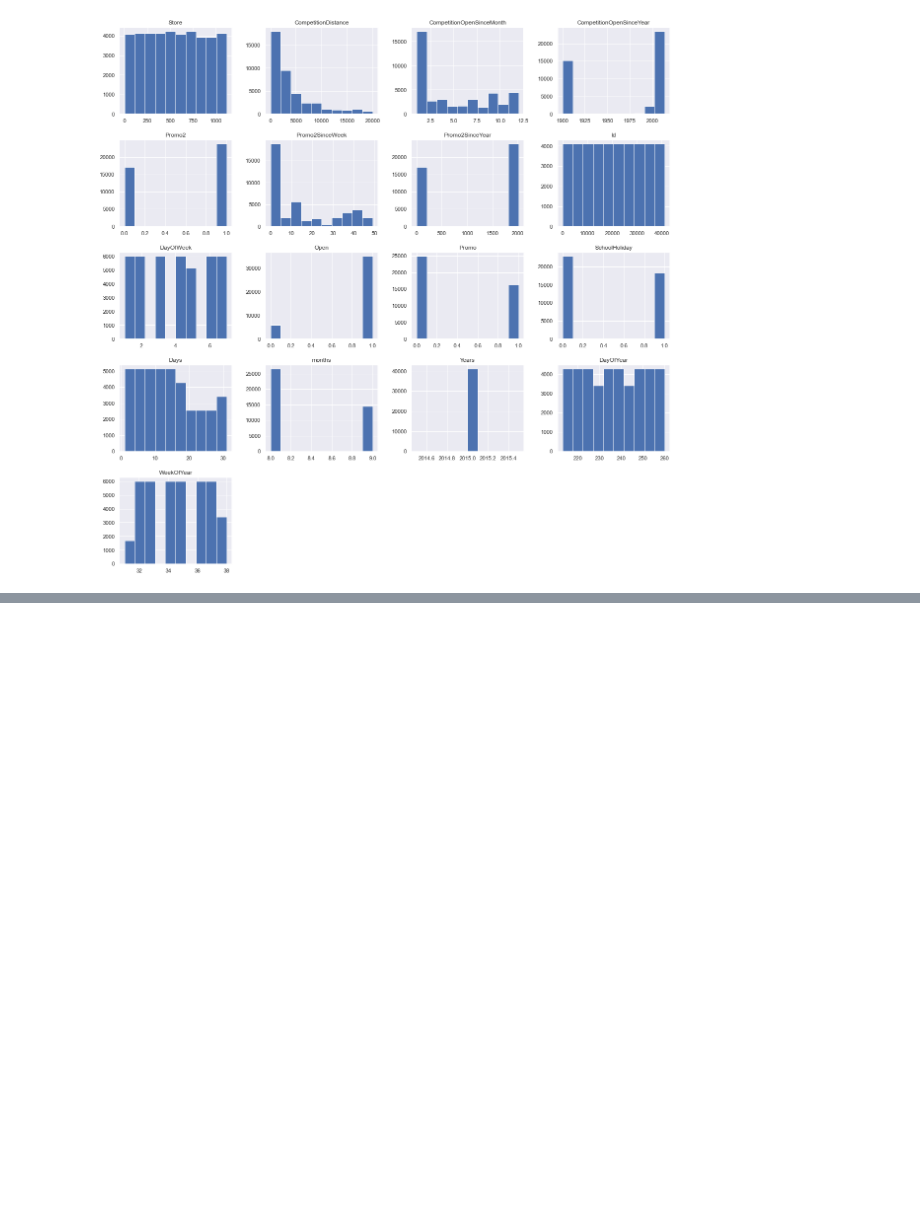
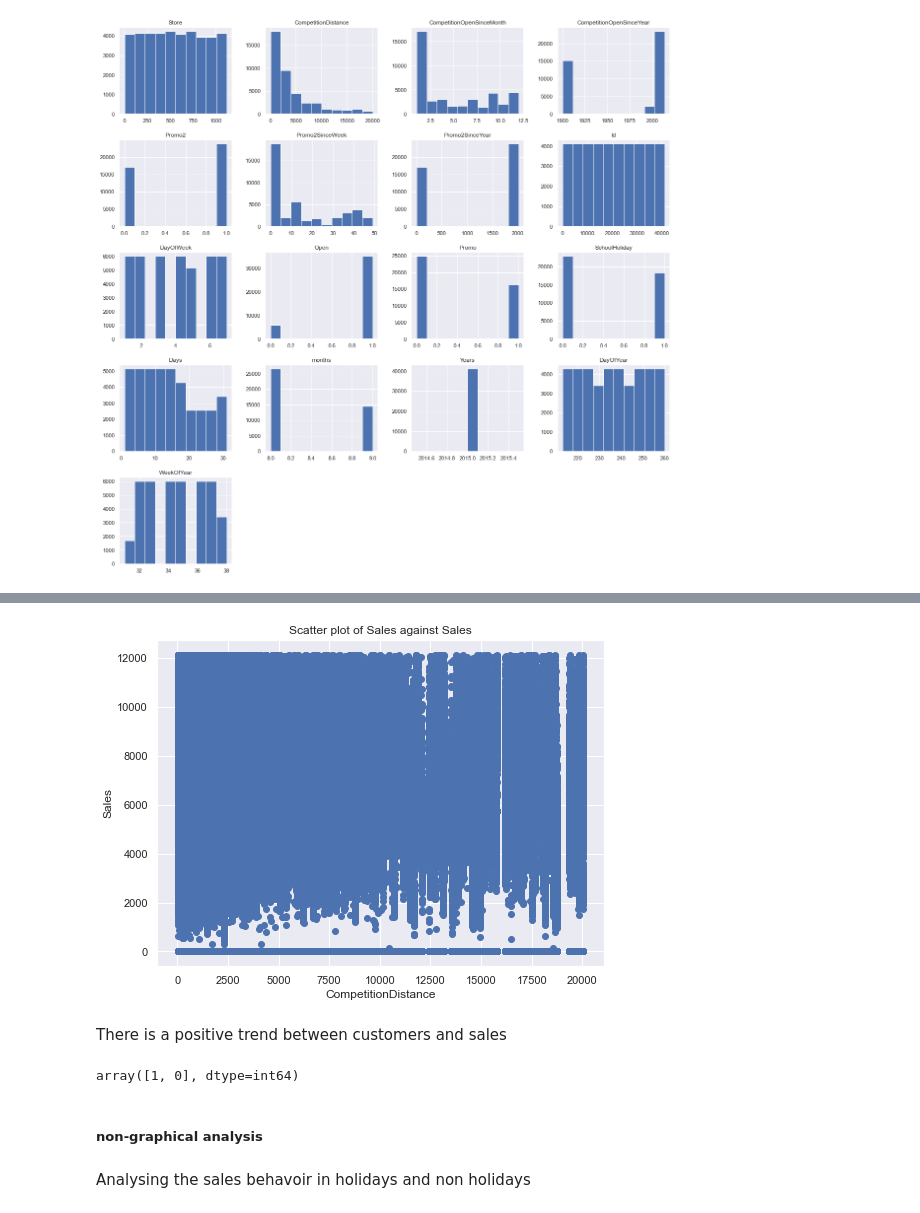
Before and after one commit to skevin-dev/Pharmaceutical_Sales_prediction, a Jupyter notebook: Notebooks/EDA.ipynb, the cells around one changed output, grey strips where cells are left out. Saved outputs shown, nothing was run; the diff lists cells and outputs as text; code cells hidden in the pictures; blank space fills up the shorter version.

```diff
--- a/Notebooks/EDA.ipynb
+++ b/Notebooks/EDA.ipynb
@@ -57,0 +85,14 @@ array(['c', 'a', 'd', 'b'], dtype=object)
+# %%
+D.plot_counts(train,'CompetitionDistance','Sales',Type = 'bivariate_scatter')
+# %% [output]
+[figure, added]
+# %% [markdown]
+There is a positive trend between customers and sales
+# %%
+train['Promo'].unique()
+# %% [output]
+array([1, 0], dtype=int64)
+# %% [markdown]
+##### non-graphical analysis
+# %% [markdown]
+Analysing the sales behavoir in holidays and non holidays
```
Also changed, not shown: parts of 26 cells of this notebook, 1 other file.
